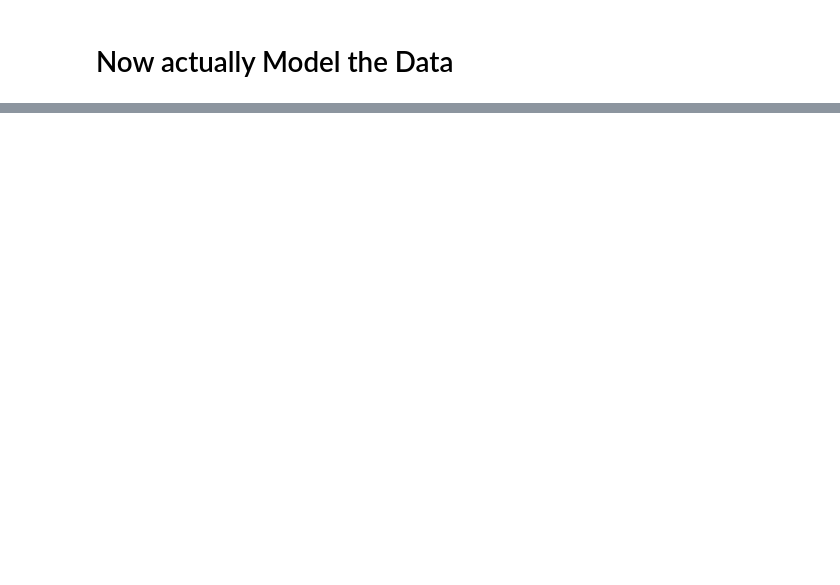
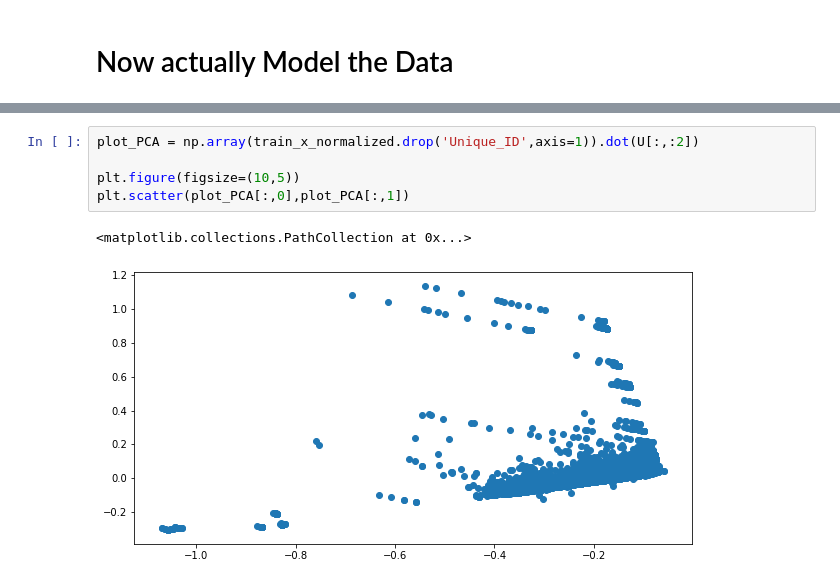
Before and after one commit to sbs87/MIT_COVID19, a Jupyter notebook: Modeling.ipynb, the cells around one changed output, grey strips where cells are left out. Saved outputs shown, nothing was run; the diff lists cells and outputs as text; blank space fills up the shorter version.

```diff
--- a/Modeling.ipynb
+++ b/Modeling.ipynb
@@ -227,0 +287,8 @@ testing_ind = rand_inds[int(percent_training*len(rand_inds)):]
+# %%
+plot_PCA = np.array(train_x_normalized.drop('Unique_ID',axis=1)).dot(U[:,:2])
+
+plt.figure(figsize=(10,5))
+plt.scatter(plot_PCA[:,0],plot_PCA[:,1])
+# %% [output]
+<matplotlib.collections.PathCollection at 0x...>
+[figure, added]
```
Also changed, not shown: parts of 32 cells of this notebook.
